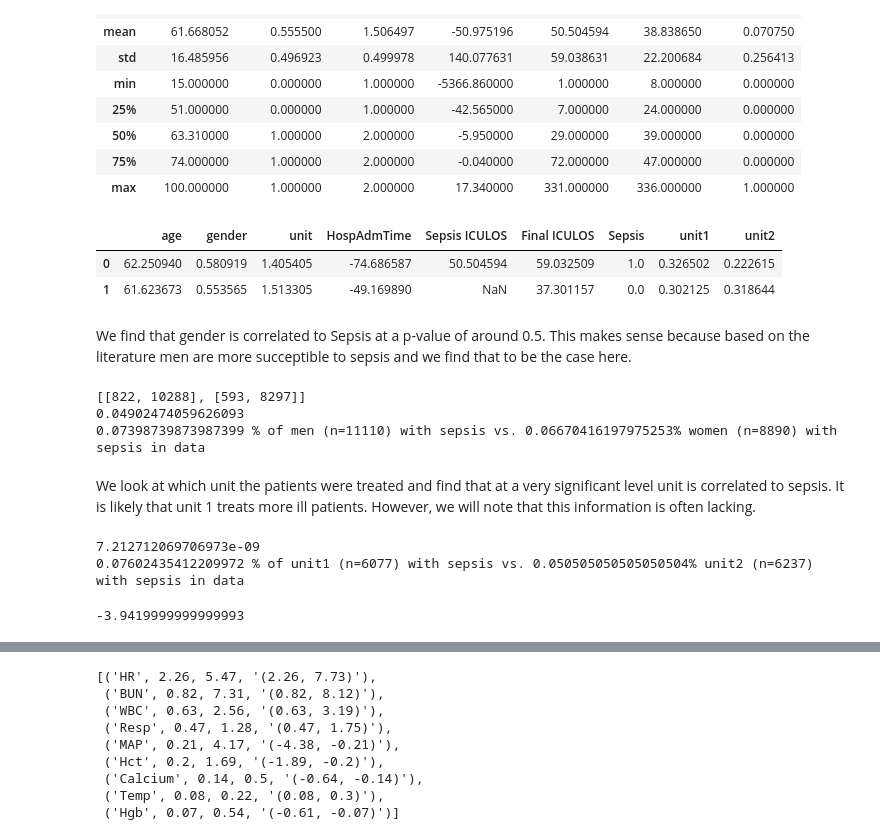
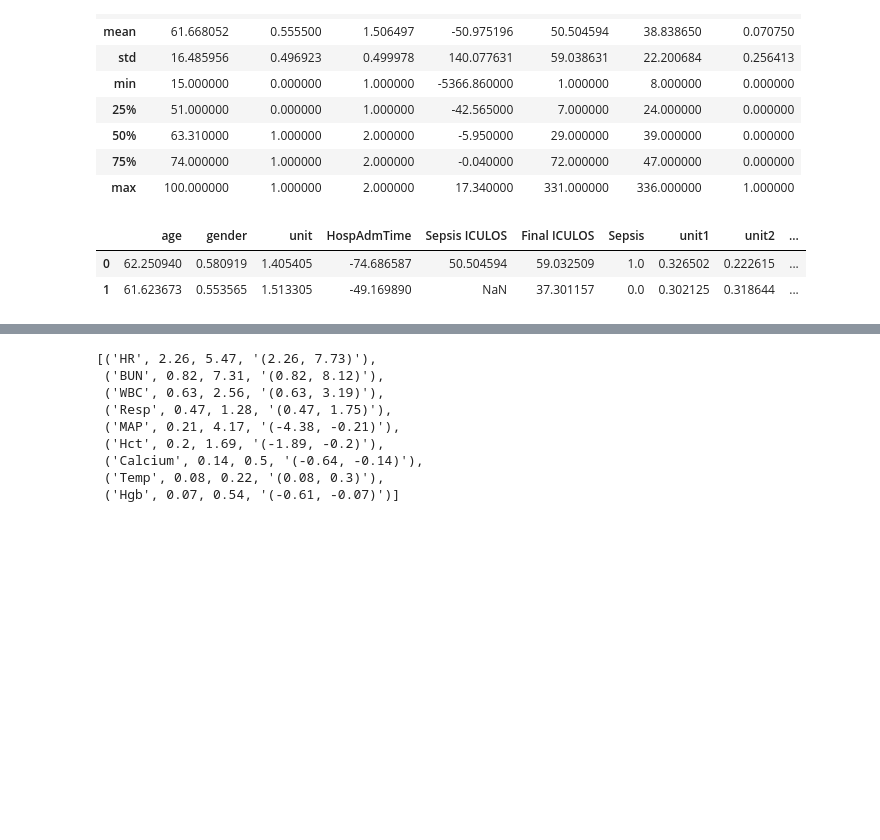
Before and after one commit to TamirShazman/Data-analysis-and-presentation, a Jupyter notebook: HW1/Data_Analysis.ipynb, the cells around one changed output, grey strips where cells are left out. Saved outputs shown, nothing was run; the diff lists cells and outputs as text; code cells hidden in the pictures; blank space fills up the shorter version.

```diff
--- a/HW1/Data_Analysis.ipynb
+++ b/HW1/Data_Analysis.ipynb
@@ -151,44 +147,16 @@ all_df.describe()
 # %%
 sepsis_df.head()
 sepsis_summary_table = sepsis_df.mean()
 sepsis_summary_table['unit1'] = (sepsis_df.unit == 1).mean()
 sepsis_summary_table['unit2'] = (sepsis_df.unit == 2).mean()
+sepsis_summary_table['sepsis'] = 1
 non_sepsis_summary_table = non_sepsis_df.mean()
 non_sepsis_summary_table['unit1'] = (non_sepsis_df.unit == 1).mean()
 non_sepsis_summary_table['unit2'] = (non_sepsis_df.unit == 2).mean()
+non_sepsis_summary_table['sepsis'] = 0
 summary_table = pd.concat([sepsis_summary_table, non_sepsis_summary_table], axis=1).transpose()
 summary_table
 # %% [output]
-|  | age | gender | unit | HospAdmTime | Sepsis ICULOS | Final ICULOS | Sepsis | unit1 | unit2 |
-| 0 | 62.250940 | 0.580919 | 1.405405 | -74.686587 | 50.504594 | 59.032509 | 1.0 | 0.326502 | 0.222615 |
-| 1 | 61.623673 | 0.553565 | 1.513305 | -49.169890 | NaN | 37.301157 | 0.0 | 0.302125 | 0.318644 |
+|  | age | gender | unit | HospAdmTime | Sepsis ICULOS | Final ICULOS | Sepsis | unit1 | unit2 | ... |
+| 0 | 62.250940 | 0.580919 | 1.405405 | -74.686587 | 50.504594 | 59.032509 | 1.0 | 0.326502 | 0.222615 | ... |
+| 1 | 61.623673 | 0.553565 | 1.513305 | -49.169890 | NaN | 37.301157 | 0.0 | 0.302125 | 0.318644 | ... |
-# %% [markdown]
-We find that gender is correlated to Sepsis at a p-value of around 0.5.
-This makes sense because based on the literature men are more succeptible to sepsis and we find that to be the case here.
-# %%
-gender_data = [[((all_df.gender == 1) & (all_df.Sepsis == 1)).sum(), ((all_df.gender == 1) & (all_df.Sepsis == 0)).sum()],
-               [((all_df.gender == 0) & (all_df.Sepsis == 1)).sum(), ((all_df.gender == 0) & (all_df.Sepsis == 0)).sum()]]
-print(gender_data)
-stat, p, dof, expected = chi2_contingency(gender_data)
-print(p)
-print(f'{((all_df.gender == 1) & (all_df.Sepsis == 1)).sum()/(all_df.gender == 1).sum()} % of men (n={(all_df.gender == 1).sum()}) with sepsis vs. {((all_df.gender == 0) & (all_df.Sepsis == 1)).sum()/(all_df.gender == 0).sum()}% women (n={(all_df.gender == 0).sum()}) with sepsis in data')
-# %% [output]
-[[822, 10288], [593, 8297]]
-0.04902474059626093
-0.07398739873987399 % of men (n=11110) with sepsis vs. 0.06670416197975253% women (n=8890) with sepsis in data
-# %% [markdown]
-We look at which unit the patients were treated and find that at a very significant level unit is correlated to sepsis. It is likely that unit 1 treats more ill patients. However, we will note that this information is often lacking.
-# %%
-unit_data = [[((all_df.unit == 1) & (all_df.Sepsis == 1)).sum(), ((all_df.unit == 1) & (all_df.Sepsis == 0)).sum()],
-               [((all_df.unit == 2) & (all_df.Sepsis == 1)).sum(), ((all_df.unit == 2) & (all_df.Sepsis == 0)).sum()]]
-stat, p, dof, expected = chi2_contingency(unit_data)
-print(p)
-print(f'{((all_df.unit == 1) & (all_df.Sepsis == 1)).sum()/(all_df.unit == 1).sum()} % of unit1 (n={(all_df.unit == 1).sum()}) with sepsis vs. {((all_df.unit == 2) & (all_df.Sepsis == 1)).sum()/(all_df.unit == 2).sum()}% unit2 (n={(all_df.unit == 2).sum()}) with sepsis in data')
-# %% [output]
-7.212712069706973e-09
-0.07602435412209972 % of unit1 (n=6077) with sepsis vs. 0.050505050505050504% unit2 (n=6237) with sepsis in data
-# %%
-all_df.head()
-all_df['HospAdmTime'].sample(n=5).mean()
-# %% [output]
--3.9419999999999993
```
Also changed, not shown: parts of 30 cells of this notebook, 5 other files.
